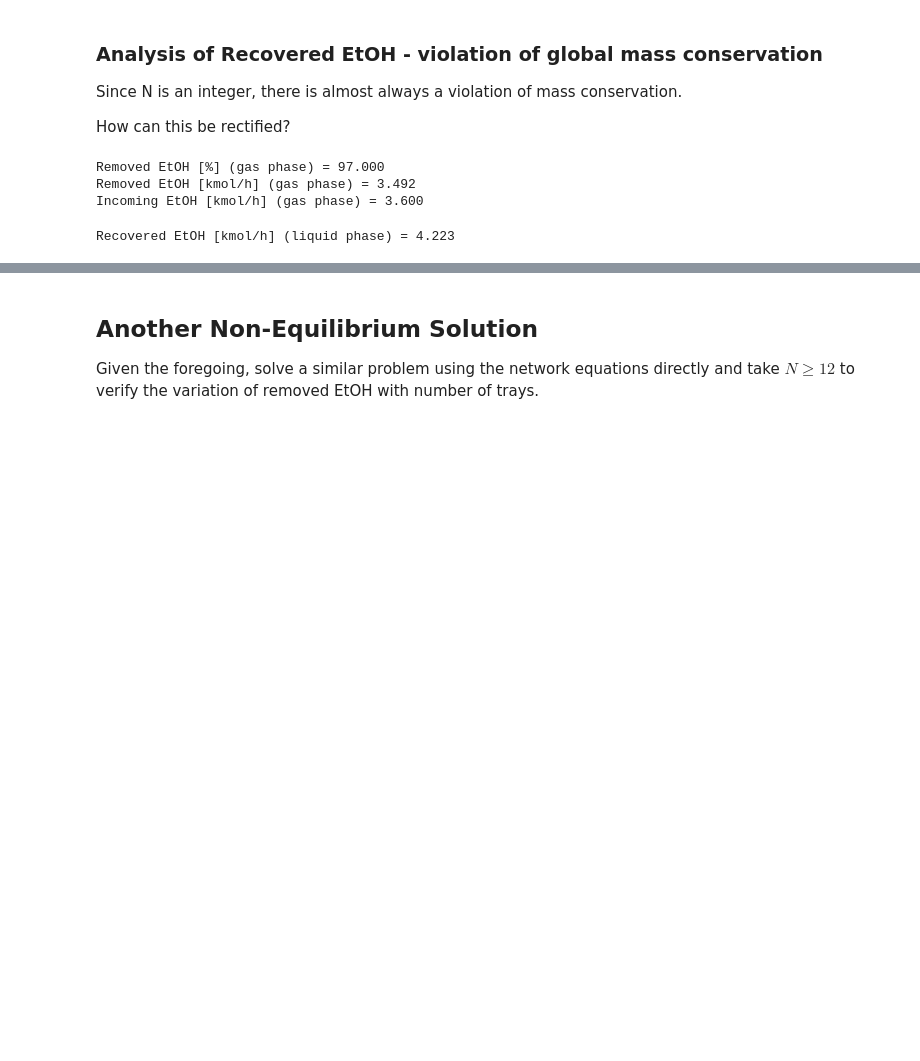
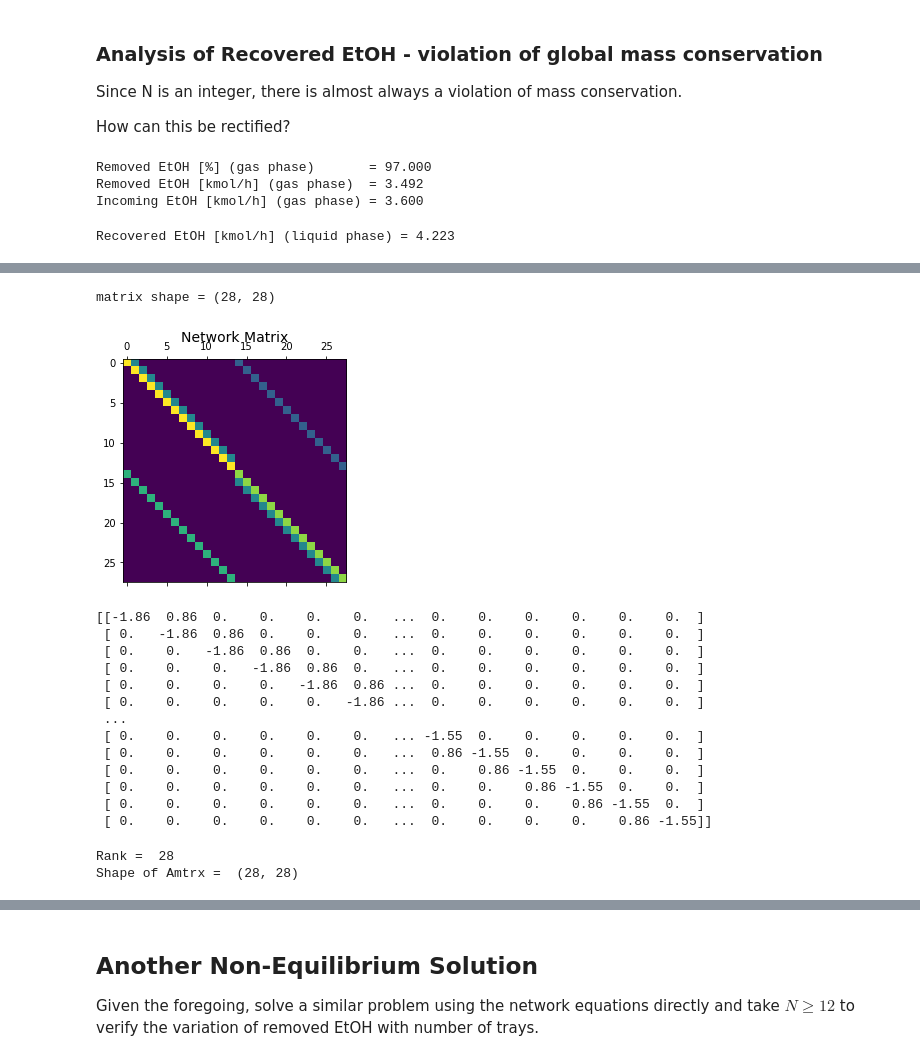
Before and after one commit to dpploy/engy-5140, a Jupyter notebook: notebooks/04-gas-absorption-problem.ipynb, the cells around one changed output, grey strips where cells are left out. Saved outputs shown, nothing was run; the diff lists cells and outputs as text; code cells hidden in the pictures; blank space fills up the shorter version.

```diff
--- a/notebooks/04-gas-absorption-problem.ipynb
+++ b/notebooks/04-gas-absorption-problem.ipynb
@@ -504,6 +703,10 @@ Repeat the [equilibrium problem above](#equgasabsorp) for a non-equilibrium situ
 '''Air stripping of 1,1-dichloroethane from water'''
 
 efficiency = 44.4/100 # offline calculation
+
+print('Flow rate G = %5.4f [mol/s] = %5.4f [kmol/h]'%(f_G, f_G/const.kmol_per_hour))
+print('F_L/F_G = %5.4f'%(f_L_f_G_ratio))
+print('Absorption factor = %5.4f'%absorp_factor)
 
 relax_factor = (1/efficiency - 1)/absorp_factor
 relax_factor_hat = relax_factor/(relax_factor+1)
@@ -538,7 +741,7 @@ x_A_L_k = x_A_L_0
 x_A_G_k = x_A_G_1
 
 k_node = 0
-while x_A_L_k <= x_A_L_N:
+while f_L * x_A_L_k < f_etoh_removed:
 
     table['x_A_G(k)'].append(x_A_G_k)
 
@@ -569,11 +772,13 @@ print('Number of non-equilibrium stages = ',n_neq_stages)
 import pandas as pd
 pd.set_option('display.float_format', '{:.3E}'.format)
 
-df = pd.DataFrame(table)
 print('')
-print('Molar Fractions [ ] at T = %2.2f'%const.convert_temperature(temp,'K','C'))
-print(df)
+print('********** Problem Solution **********')
+print('Molar Fractions [] at T = %2.2f'%const.convert_temperature(temp,'K','C'))
+print('')
+print(pd.DataFrame(table))
+print('**************************************')
 
 print('')
-print('# equilibrium stages / efficiency = %i'%round(n_eq_stages/efficiency,0))
+print('# equilibrium stages / efficiency = %i'%round(n_neq_stages/efficiency,0))
 # %% [output]
@@ -634,0 +859,37 @@ Recovered EtOH [kmol/h] (liquid phase) = 4.223
+# %%
+'''Assemble Network Algebraic Equations Matrix of Coefficient'''
+
+import numpy as np
+
+amtrx = get_network_matrix( n_neq_stages, partition_coef, absorp_factor, relax_factor )
+
+from engy_5140.help import plot_matrix
+plot_matrix(amtrx, title='Network Matrix')
+
+np.set_printoptions(precision=2,threshold=10,edgeitems=6,linewidth=80)
+print(amtrx)
+# %% [output]
+matrix shape = (28, 28)
+[figure, added]
+[[-1.86  0.86  0.    0.    0.    0.   ...  0.    0.    0.    0.    0.    0.  ]
+ [ 0.   -1.86  0.86  0.    0.    0.   ...  0.    0.    0.    0.    0.    0.  ]
+ [ 0.    0.   -1.86  0.86  0.    0.   ...  0.    0.    0.    0.    0.    0.  ]
+ [ 0.    0.    0.   -1.86  0.86  0.   ...  0.    0.    0.    0.    0.    0.  ]
+ [ 0.    0.    0.    0.   -1.86  0.86 ...  0.    0.    0.    0.    0.    0.  ]
+ [ 0.    0.    0.    0.    0.   -1.86 ...  0.    0.    0.    0.    0.    0.  ]
+ ...
+ [ 0.    0.    0.    0.    0.    0.   ... -1.55  0.    0.    0.    0.    0.  ]
+ [ 0.    0.    0.    0.    0.    0.   ...  0.86 -1.55  0.    0.    0.    0.  ]
+ [ 0.    0.    0.    0.    0.    0.   ...  0.    0.86 -1.55  0.    0.    0.  ]
+ [ 0.    0.    0.    0.    0.    0.   ...  0.    0.    0.86 -1.55  0.    0.  ]
+ [ 0.    0.    0.    0.    0.    0.   ...  0.    0.    0.    0.86 -1.55  0.  ]
+ [ 0.    0.    0.    0.    0.    0.   ...  0.    0.    0.    0.    0.86 -1.55]]
+# %%
+'''Inspect rank of matrix'''
+
+rank = np.linalg.matrix_rank(amtrx)
+print('Rank = ', rank)
+print('Shape of Amtrx = ',amtrx.shape)
+# %% [output]
+Rank =  28
+Shape of Amtrx =  (28, 28)
```
Also changed, not shown: parts of 57 cells of this notebook, 1 other file.
